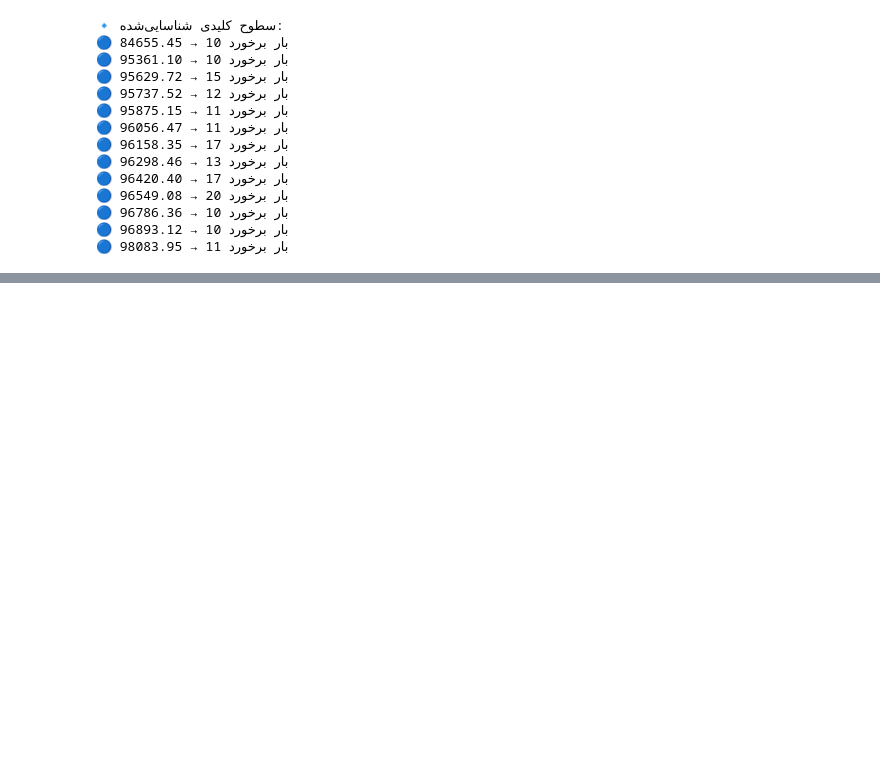
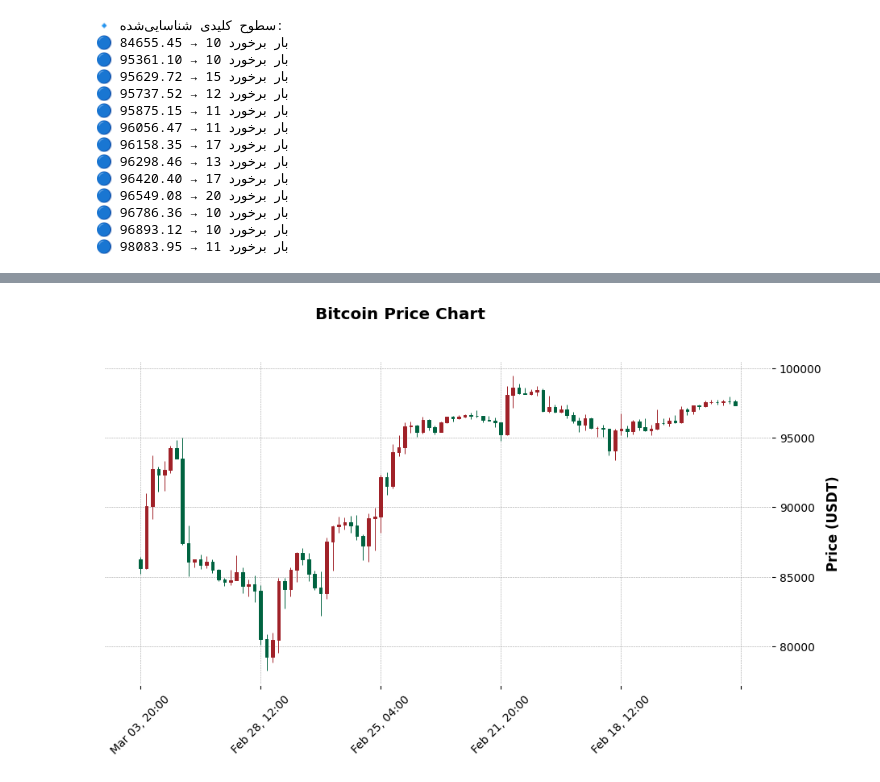
Before and after one commit to Reza82-python/Robat-Trader, a Jupyter notebook: test.ipynb, the cells around one changed output, grey strips where cells are left out. Cells and saved outputs as stored; diff of their text form; code cells hidden in the pictures; blank space fills up the shorter version.

```diff
--- a/test.ipynb
+++ b/test.ipynb
@@ -185,0 +505,40 @@ for level, count in key_levels.items():
+# %%
+from pybit.unified_trading import HTTP
+import pandas as pd
+import mplfinance as mpf
+
+# اتصال به Bybit (در حالت تست‌نت)
+url = HTTP(testnet=True)
+response = url.get_index_price_kline(
+    category="linear",
+    symbol="BTCUSDT",
+    interval=240,  # تایم‌فریم 4 ساعته
+    limit=100,
+)
+
+# تبدیل داده به DataFrame
+if 'result' in response:
+    kline_data = response['result']
+    df = pd.DataFrame(kline_data)
+    df[['timestamp', 'open', 'high', 'low', 'close']] = pd.DataFrame(df['list'].to_list(), index=df.index)
+    df.drop(columns=['list', 'category'], inplace=True)
+    df['timestamp'] = pd.to_numeric(df['timestamp'])
+    df['timestamp'] = pd.to_datetime(df['timestamp'], unit='ms')
+    df[['open', 'high', 'low', 'close']] = df[['open', 'high', 'low', 'close']].astype(float)
+
+    # تبدیل DataFrame به فرمت مورد نیاز برای mplfinance
+
+    df.set_index("timestamp", inplace=True)  # تنظیم ستون timestamp به عنوان index
+
+    # رسم نمودار شمعی (Candlestick Chart)
+    mpf.plot(
+        df,
+        type="candle",         # نمودار شمعی
+        style="charles",       # سبک نمایش
+        title="Bitcoin Price Chart",
+        ylabel="Price (USDT)",
+        volume=False,          # نمایش ندادن حجم معاملات
+        figratio=(14, 7),      # نسبت ابعاد
+    )
+# %% [output]
+[figure, added]
```
Also changed, not shown: parts of 3 cells of this notebook, 1 other file.
